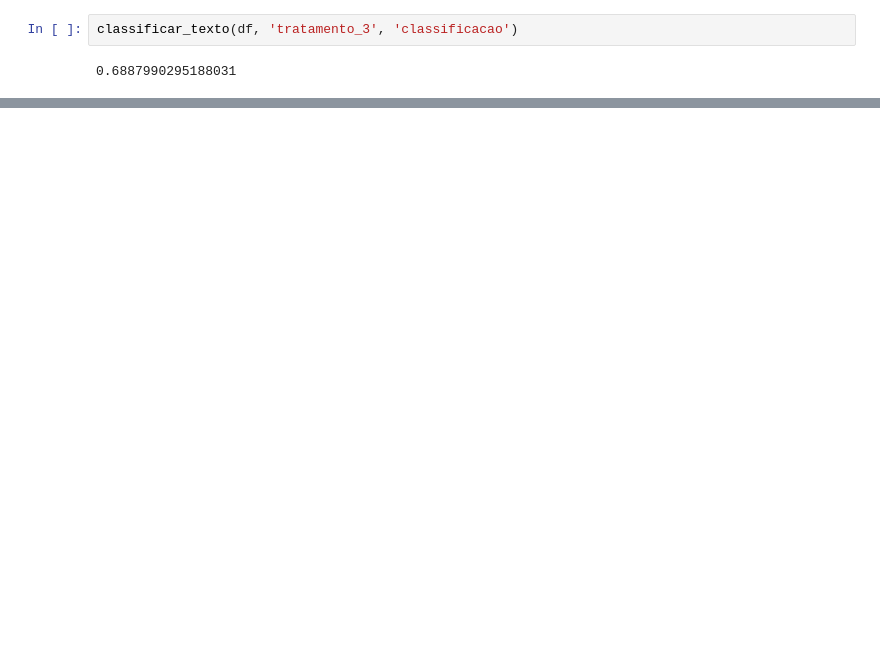
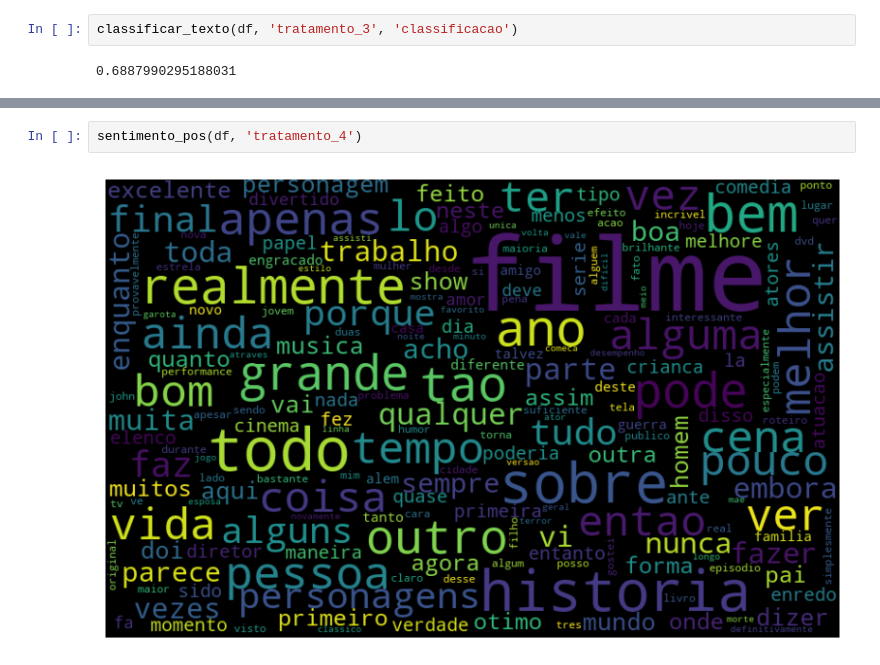
Before and after one commit to rodrigofer89/NLP, a Jupyter notebook: NLP_IMDB/IMDB.ipynb, the cells around one changed output, grey strips where cells are left out. Saved outputs shown, nothing was run; the diff lists cells and outputs as text; blank space fills up the shorter version.

```diff
--- a/NLP_IMDB/IMDB.ipynb
+++ b/NLP_IMDB/IMDB.ipynb
@@ -343 +370,5 @@ classificar_texto(df, 'tratamento_3', 'classificacao')
+# %%
+sentimento_pos(df, 'tratamento_4')
+# %% [output]
+[figure, added]
 # %%
```
Also changed, not shown: parts of 12 cells of this notebook.
